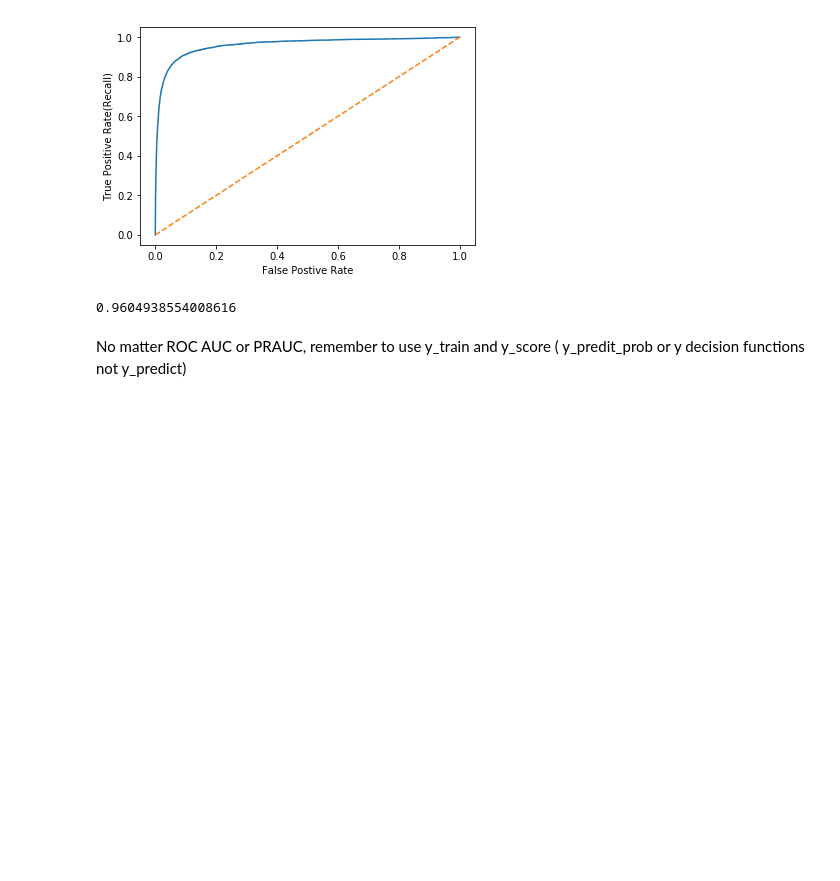
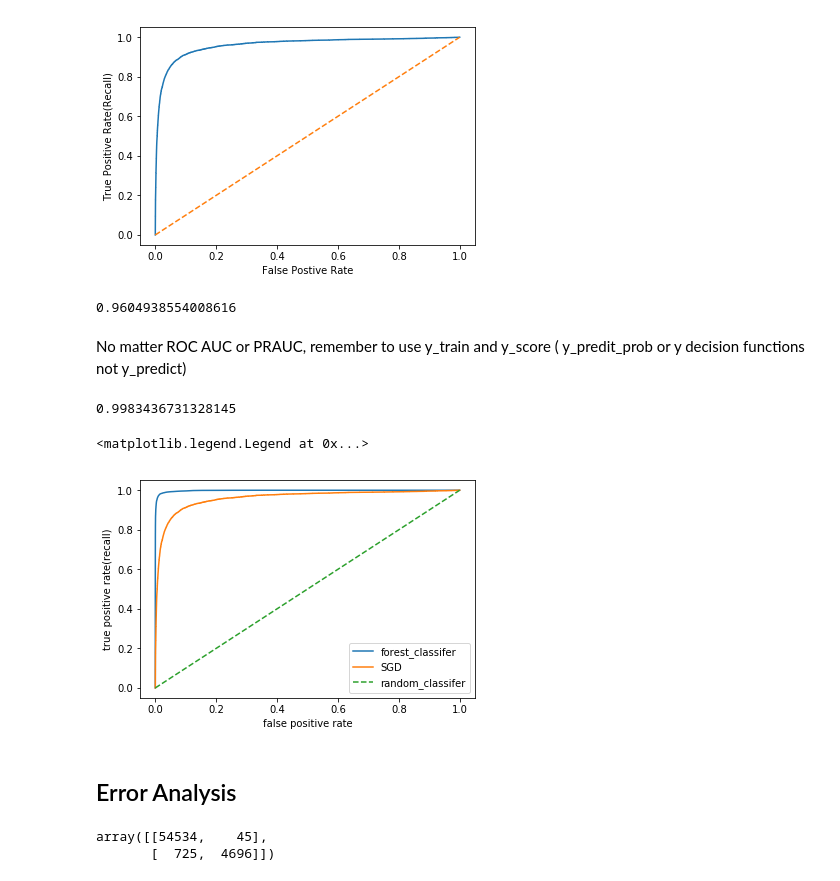
Before and after one commit to julie87zhang/python_exercise, a Jupyter notebook: machine_learning_manual/Classfication_chapter3.ipynb, the cells around one changed output. Drawn from its saved outputs; the diff is of its cells as text; code cells hidden in the pictures; blank space fills up the shorter version.

```diff
--- a/machine_learning_manual/Classfication_chapter3.ipynb
+++ b/machine_learning_manual/Classfication_chapter3.ipynb
@@ -173,4 +171,5 @@ recall_score(y_train_5,thresholds_90_predict)
 # %%
 #ROC for SGDClassifier
 from sklearn.metrics import roc_curve
-fpr,tpr,_=roc_curve(y_train_5,y_scores)
+fpr_sgd,tpr_sgd,_=roc_curve(y_train_5,y_scores)
+roc_auc_score(y_train_5,y_scores)
@@ -194,0 +194,31 @@ No matter ROC AUC or PRAUC, remember to use y_train and y_score ( y_predit_prob
+# %%
+#train random forest classifer to compare with roc curve and roc auc score with that of sgd linear classfier
+from sklearn.ensemble import RandomForestClassifier
+forest_clf=RandomForestClassifier(random_state=42)
+x_probas_forest=cross_val_predict(forest_clf,X_train,y_train_5,cv=3,method='predict_proba')
+# %%
+from sklearn.metrics import roc_auc_score
+y_score_forest=x_probas_forest[:,1]
+fpr,tpr,_=roc_curve(y_train_5,y_score_forest)
+roc_auc_score(y_train_5,y_score_forest)
+# %% [output]
+0.9983436731328145
+# %%
+plt.plot(fpr,tpr,label='forest_classifer')
+plt.plot(fpr_sgd,tpr_sgd,label='SGD')
+plt.plot([0,1],[0,1],'--',label='random_classifer')
+plt.xlabel('false positive rate')
+plt.ylabel('true positive rate(recall)')
+plt.legend()
+# %% [output]
+<matplotlib.legend.Legend at 0x...>
+[figure, added]
+# %% [markdown]
+## Error Analysis
+# %%
+x_forest_predict=cross_val_predict(forest_clf,X_train,y_train_5,cv=3)
+conf_mx=confusion_matrix(y_train_5,x_forest_predict)
+conf_mx
+# %% [output]
+array([[54534,    45],
+       [  725,  4696]])
```
Also changed, not shown: parts of 6 cells of this notebook, 8 other files.
